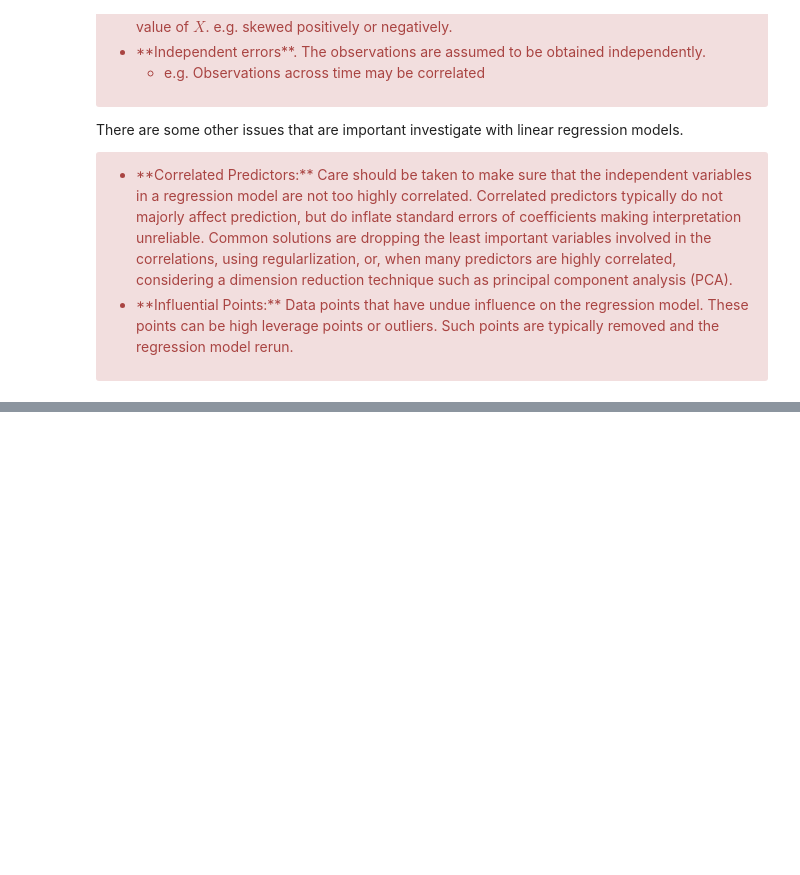
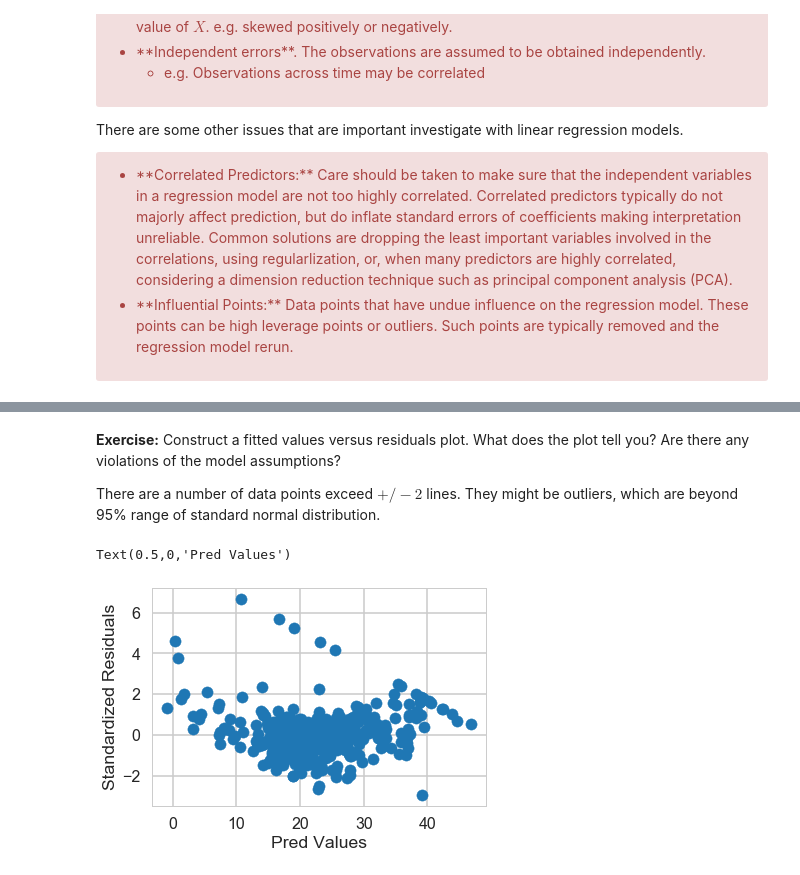
Before and after one commit to SapphireCore/DSTP, a Jupyter notebook: Unit11_linear_regression/Mini_Project_Linear_Regression.ipynb, the cells around one changed output, grey strips where cells are left out. Cells and saved outputs as stored; diff of their text form; code cells hidden in the pictures; blank space fills up the shorter version.

```diff
--- a/Unit11_linear_regression/Mini_Project_Linear_Regression.ipynb
+++ b/Unit11_linear_regression/Mini_Project_Linear_Regression.ipynb
@@ -699,0 +696,3 @@ print (MSE_2)
+# %%
+model2 = ols('PRICE ~ CRIM + RM + PTRATIO',bos).fit()
+print(model2.summary())
@@ -778,0 +804,11 @@ There are some other issues that are important investigate with linear regressio
+# %% [markdown]
+<p><b>Exercise:</b> Construct a fitted values versus residuals plot. What does the plot tell you? Are there any violations of the model assumptions?</p>
+
+There are a number of data points exceed $+/- 2$ lines. They might be outliers, which are beyond 95% range of standard normal distribution.
+# %%
+plt.scatter(model2.fittedvalues, model2.resid_pearson)
+plt.ylabel('Standardized Residuals')
+plt.xlabel('Pred Values')
+# %% [output]
+Text(0.5,0,'Pred Values')
+[figure, added]
```
Also changed, not shown: parts of 64 cells of this notebook, 1 other file.
